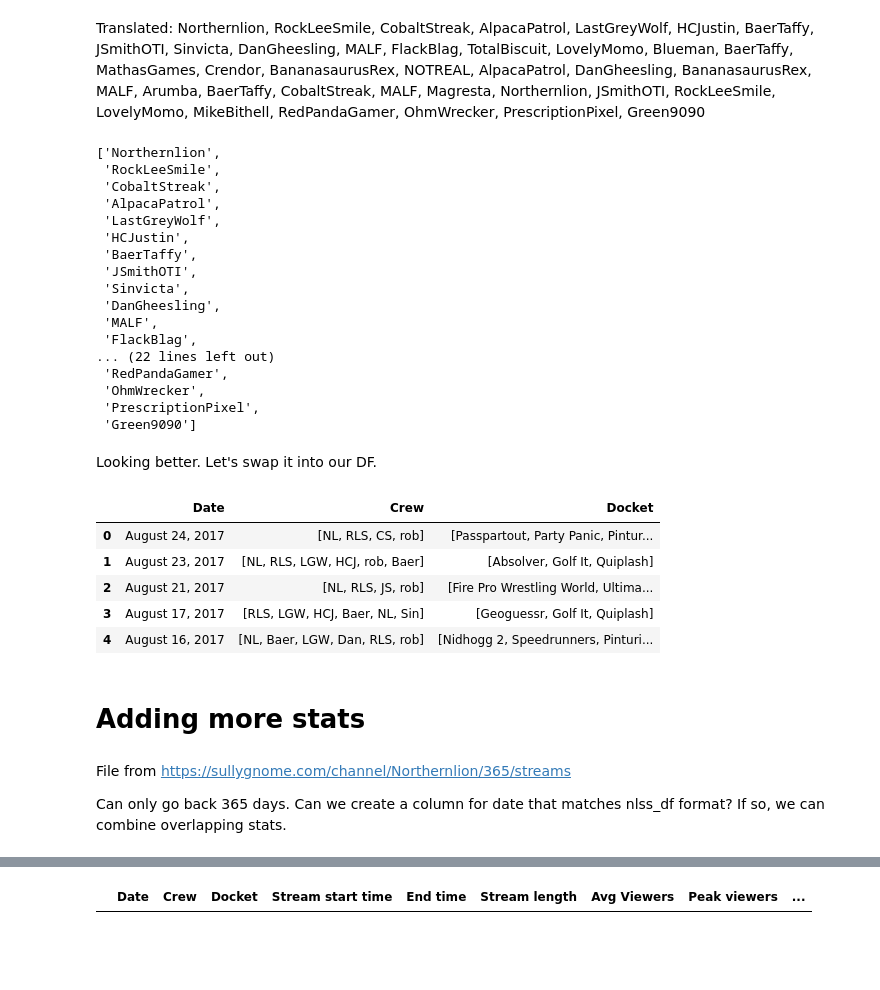
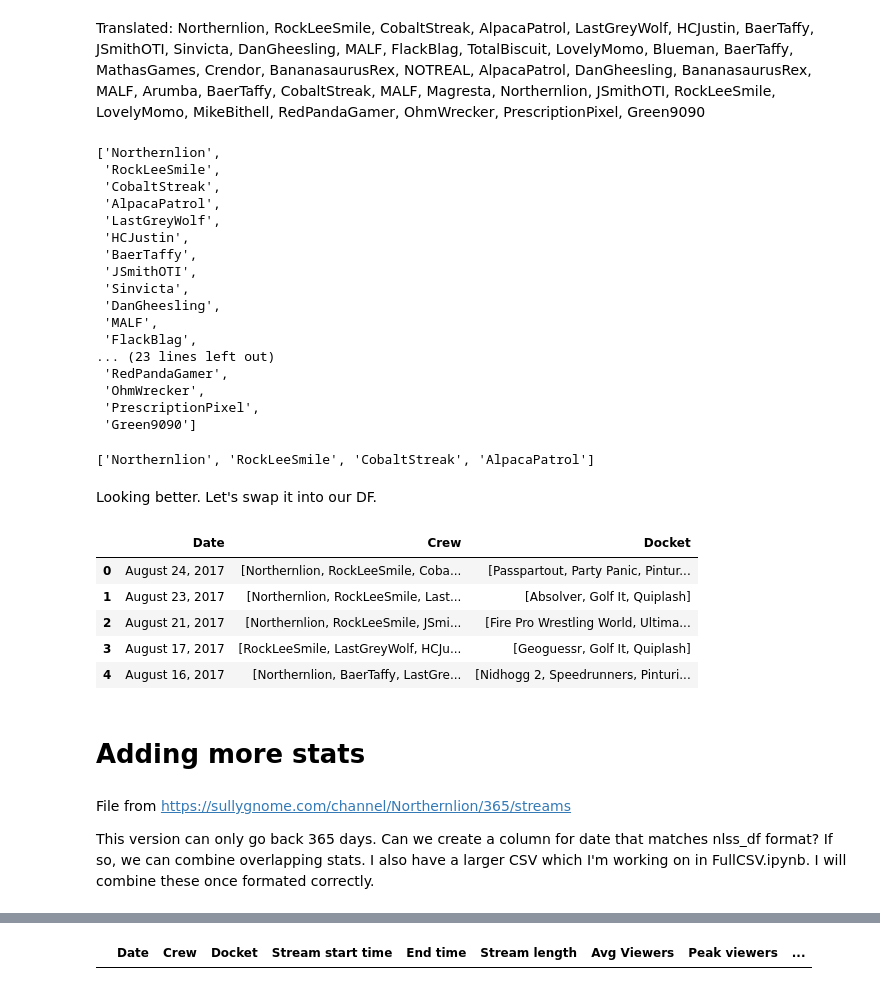
Before and after one commit to Data-Science-for-Linguists/NLSS_Project, a Jupyter notebook: NLSS.ipynb, the cells around one changed output, grey strips where cells are left out. Cells and saved outputs as stored; diff of their text form; code cells hidden in the pictures; blank space fills up the shorter version.

```diff
--- a/NLSS.ipynb
+++ b/NLSS.ipynb
@@ -248,7 +265,7 @@ print(names)
 # %% [markdown]
 Translated: Northernlion, RockLeeSmile, CobaltStreak, AlpacaPatrol, LastGreyWolf, HCJustin, BaerTaffy, JSmithOTI, Sinvicta, DanGheesling, MALF, FlackBlag, TotalBiscuit, LovelyMomo, Blueman, BaerTaffy, MathasGames, Crendor, BananasaurusRex, NOTREAL, AlpacaPatrol, DanGheesling, BananasaurusRex, MALF, Arumba, BaerTaffy, CobaltStreak, MALF, Magresta, Northernlion, JSmithOTI, RockLeeSmile, LovelyMomo, MikeBithell, RedPandaGamer, OhmWrecker, PrescriptionPixel, Green9090
 # %%
-foo = "Northernlion, RockLeeSmile, CobaltStreak, AlpacaPatrol, LastGreyWolf, HCJustin, BaerTaffy, JSmithOTI, Sinvicta, DanGheesling, MALF, FlackBlag, TotalBiscuit, LovelyMomo, Blueman, BaerTaffy, MathasGames, Crendor, BananasaurusRex, NOTREAL, AlpacaPatrol, DanGheesling, BananasaurusRex, MALF, Arumba, BaerTaffy, CobaltStreak, MALF, Magresta, Northernlion, JSmithOTI, RockLeeSmile, LovelyMomo, MikeBithell, RedPandaGamer, OhmWrecker, PrescriptionPixel, Green9090"
+foo = "Northernlion, RockLeeSmile, CobaltStreak, AlpacaPatrol, LastGreyWolf, HCJustin, BaerTaffy, JSmithOTI, Sinvicta, DanGheesling, MALF, FlackBlag, TotalBiscuit, LovelyMomo, Blueman, BaerTaffy, MathasGames, Crendor, BananasaurusRex, NOTREAL, AlpacaPatrol, DanGheesling, NOTREAL, BananasaurusRex, MALF, Arumba, BaerTaffy, CobaltStreak, MALF, Magresta, Northernlion, JSmithOTI, RockLeeSmile, LovelyMomo, MikeBithell, RedPandaGamer, OhmWrecker, PrescriptionPixel, Green9090"
 translated = foo.split(", ")
 translated
 # %% [output]
@@ -264,31 +281,38 @@ translated
  'DanGheesling',
  'MALF',
  'FlackBlag',
-... (22 lines left out)
+... (23 lines left out)
  'RedPandaGamer',
  'OhmWrecker',
  'PrescriptionPixel',
  'Green9090']
+# %%
+guests = []
+for cast in fullstripped:
+    guests.append([translated[names.index(user)] for user in cast])
 # %%
-#WIP Replace first names with second names
+#Replace first names with second names
+guests[0]
+# %% [output]
+['Northernlion', 'RockLeeSmile', 'CobaltStreak', 'AlpacaPatrol']
 # %% [markdown]
 Looking better. Let's swap it into our DF.
 # %%
-nlss_df['Crew'] = fullstripped
+nlss_df['Crew'] = guests
 nlss_df.head()
 # %% [output]
 |  | Date | Crew | Docket |
-| 0 | August 24, 2017 | [NL, RLS, CS, rob] | [Passpartout, Party Panic, Pintur... |
-| 1 | August 23, 2017 | [NL, RLS, LGW, HCJ, rob, Baer] | [Absolver, Golf It, Quiplash] |
-| 2 | August 21, 2017 | [NL, RLS, JS, rob] | [Fire Pro Wrestling World, Ultima... |
-| 3 | August 17, 2017 | [RLS, LGW, HCJ, Baer, NL, Sin] | [Geoguessr, Golf It, Quiplash] |
-| 4 | August 16, 2017 | [NL, Baer, LGW, Dan, RLS, rob] | [Nidhogg 2, Speedrunners, Pinturi... |
+| 0 | August 24, 2017 | [Northernlion, RockLeeSmile, Coba... | [Passpartout, Party Panic, Pintur... |
+| 1 | August 23, 2017 | [Northernlion, RockLeeSmile, Last... | [Absolver, Golf It, Quiplash] |
+| 2 | August 21, 2017 | [Northernlion, RockLeeSmile, JSmi... | [Fire Pro Wrestling World, Ultima... |
+| 3 | August 17, 2017 | [RockLeeSmile, LastGreyWolf, HCJu... | [Geoguessr, Golf It, Quiplash] |
+| 4 | August 16, 2017 | [Northernlion, BaerTaffy, LastGre... | [Nidhogg 2, Speedrunners, Pinturi... |
 # %% [markdown]
 # Adding more stats
 # %% [markdown]
 File from https://sullygnome.com/channel/Northernlion/365/streams
 
-Can only go back 365 days. Can we create a column for date that matches nlss_df format? If so, we can combine overlapping stats.
+This version can only go back 365 days. Can we create a column for date that matches nlss_df format? If so, we can combine overlapping stats. I also have a larger CSV which I'm working on in FullCSV.ipynb. I will combine these once formated correctly.
 # %%
 import os
 import glob
```
Also changed, not shown: parts of 35 cells of this notebook, 8 other files.
